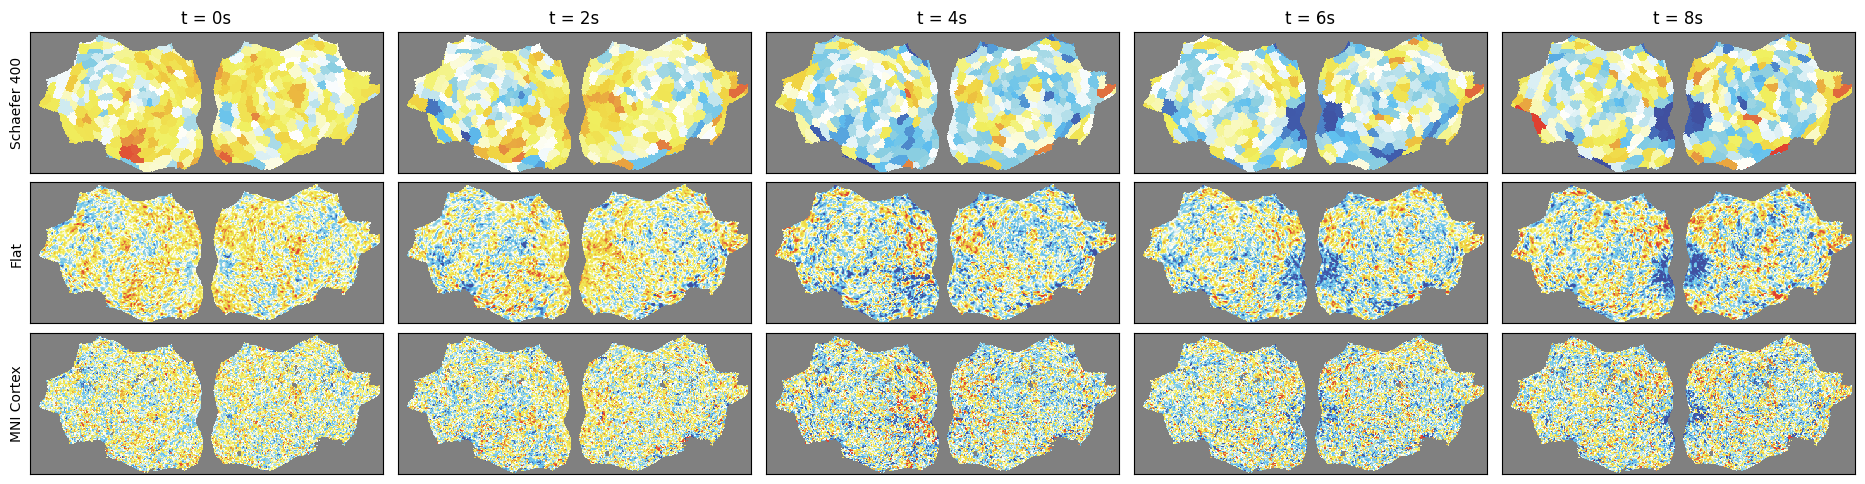
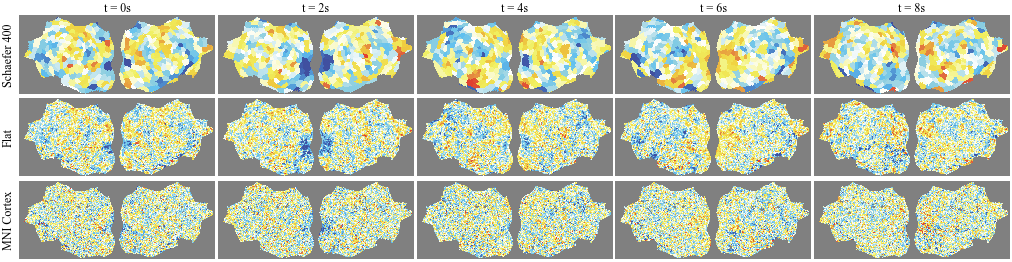
The notebook cell's code change between the first figure and the second:
--- before
+++ after
@@ -1,10 +1,12 @@
 # plot
 # 3 rows, n columns
-H, W = 224, 560
-ploth = 1.5
-plotw = (W / H) * ploth
-
+figw = 2 * PLOTW + 0.25
 nr = 3
 nc = 5
+
+H, W = 224, 560
+plotw = figw / nc
+ploth = (H / W) * plotw
+
 f, axs = plt.subplots(nr, nc, figsize=(nc * plotw, (nr + 0.3) * ploth))
 
@@ -21,4 +23,5 @@
 for ii, space in enumerate(input_spaces):
     for jj in range(nc):
+        ax = axs[ii, jj]
         plt.sca(axs[ii, jj])
         idx = jj * step
@@ -28,8 +31,15 @@
         plt.xticks([])
         plt.yticks([])
+
+        ax.spines["top"].set_visible(False)
+        ax.spines["right"].set_visible(False)
+        ax.spines["bottom"].set_visible(False)
+        ax.spines["left"].set_visible(False)
+
         if jj == 0:
-            plt.ylabel(space_names[space])
+            plt.ylabel(space_names[space], fontsize="small")
         if ii == 0:
-            plt.title(f"t = {tr * idx:.0f}s")
+            plt.title(f"t = {tr * idx:.0f}s", fontsize="small", pad=2)
 
-plt.tight_layout()
+plt.tight_layout(pad=0.2)
+plt.savefig("results/input_space_flat_viz.pdf")

Commit: update input space data viz nb